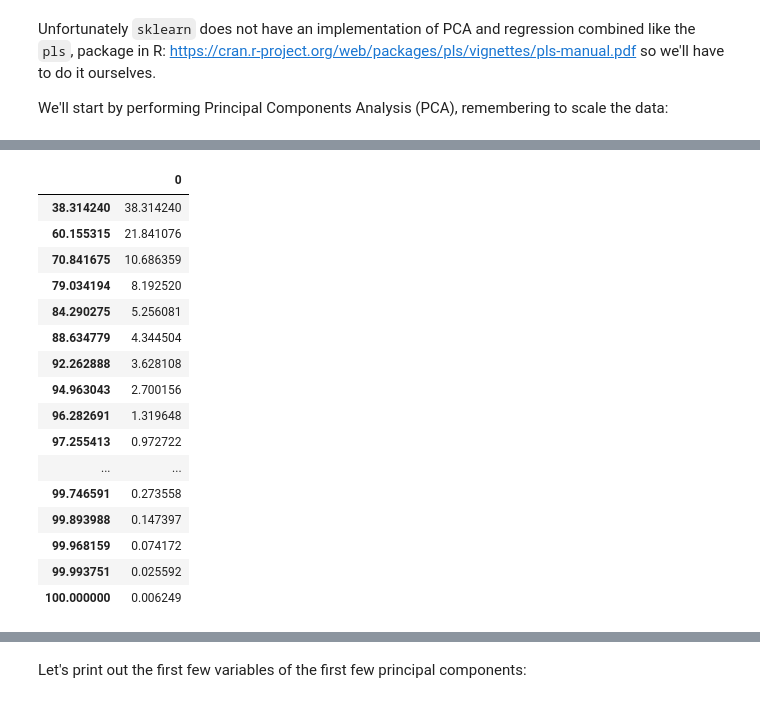
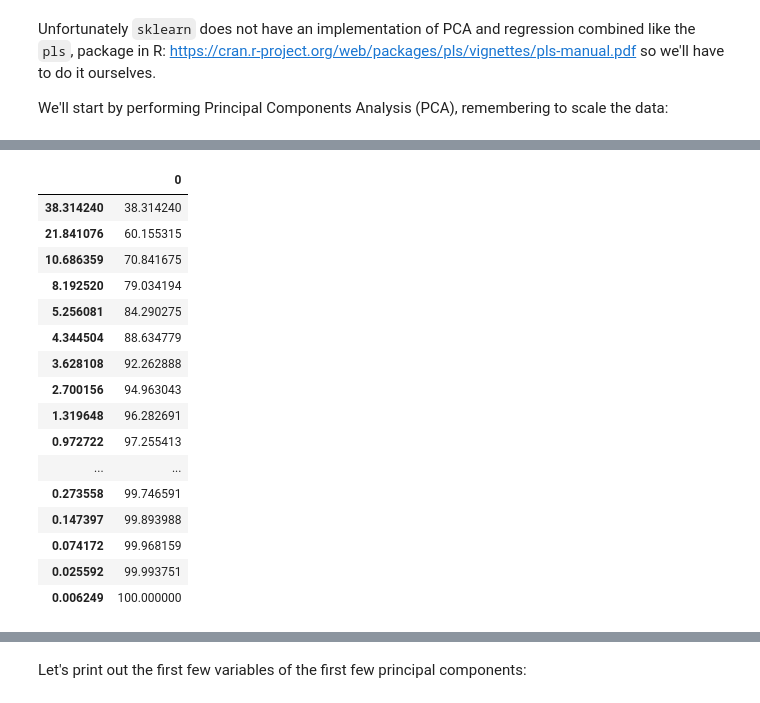
Before and after one commit to waelrash1/predictive_analytics_DT302, a Jupyter notebook: Lab_PCR_and_PLS_Regression.ipynb, the cells around one changed output, grey strips where cells are left out. Cells and saved outputs as stored; diff of their text form; code cells hidden in the pictures.

```diff
--- a/Lab_PCR_and_PLS_Regression.ipynb
+++ b/Lab_PCR_and_PLS_Regression.ipynb
@@ -26,8 +26,8 @@ from sklearn.linear_model import LinearRegression
 from sklearn.cross_decomposition import PLSRegression, PLSSVD
 from sklearn.metrics import mean_squared_error
 # %%
-
-df = pd.read_csv('/content/Hitters.csv').dropna()
+url='https://raw.githubusercontent.com/selva86/datasets/master/Hitters.csv'
+df = pd.read_csv(url).dropna()
 df.info()
 dummies = pd.get_dummies(df[['League', 'Division', 'NewLeague']])
 # %% [output]
@@ -65,25 +87,22 @@ We'll start by performing Principal Components Analysis (PCA), remembering to sc
 # %%
-pca = PCA()
-X_reduced = pca.fit_transform(scale(X))
-pd.DataFrame(pca.components_.T)
 expLianedVariance=(pca.explained_variance_/pca.explained_variance_.sum())*100
 expLianedVarianceCum=expLianedVariance.cumsum()
-pd.DataFrame(expLianedVariance, expLianedVarianceCum)
+pd.DataFrame( expLianedVarianceCum, expLianedVariance)
 # %% [output]
 |  | 0 |
 | 38.314240 | 38.314240 |
-| 60.155315 | 21.841076 |
-| 70.841675 | 10.686359 |
-| 79.034194 | 8.192520 |
-| 84.290275 | 5.256081 |
-| 88.634779 | 4.344504 |
-| 92.262888 | 3.628108 |
-| 94.963043 | 2.700156 |
-| 96.282691 | 1.319648 |
-| 97.255413 | 0.972722 |
+| 21.841076 | 60.155315 |
+| 10.686359 | 70.841675 |
+| 8.192520 | 79.034194 |
+| 5.256081 | 84.290275 |
+| 4.344504 | 88.634779 |
+| 3.628108 | 92.262888 |
+| 2.700156 | 94.963043 |
+| 1.319648 | 96.282691 |
+| 0.972722 | 97.255413 |
 | ... | ... |
-| 99.746591 | 0.273558 |
-| 99.893988 | 0.147397 |
-| 99.968159 | 0.074172 |
-| 99.993751 | 0.025592 |
-| 100.000000 | 0.006249 |
+| 0.273558 | 99.746591 |
+| 0.147397 | 99.893988 |
+| 0.074172 | 99.968159 |
+| 0.025592 | 99.993751 |
+| 0.006249 | 100.000000 |
```
Also changed, not shown: parts of 4 cells of this notebook.
